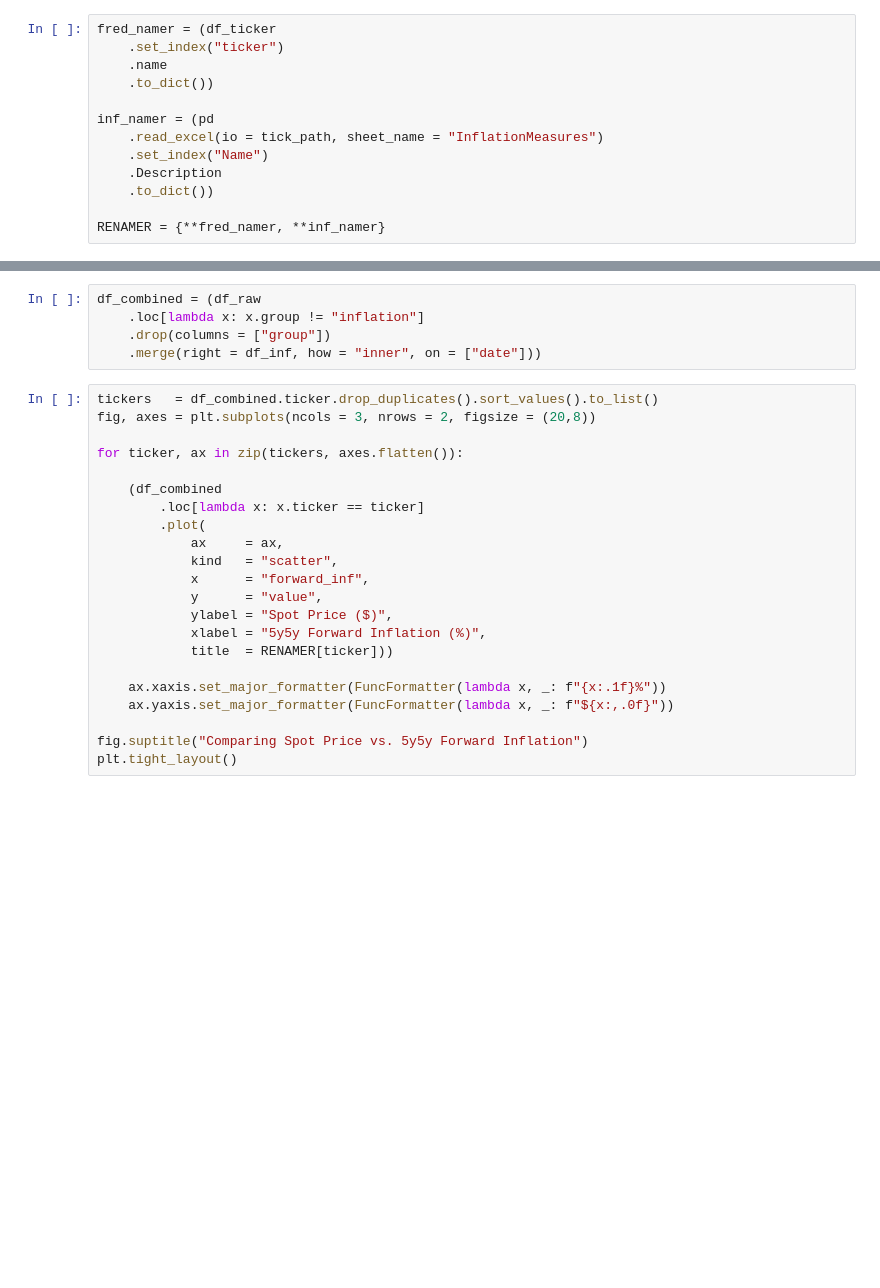
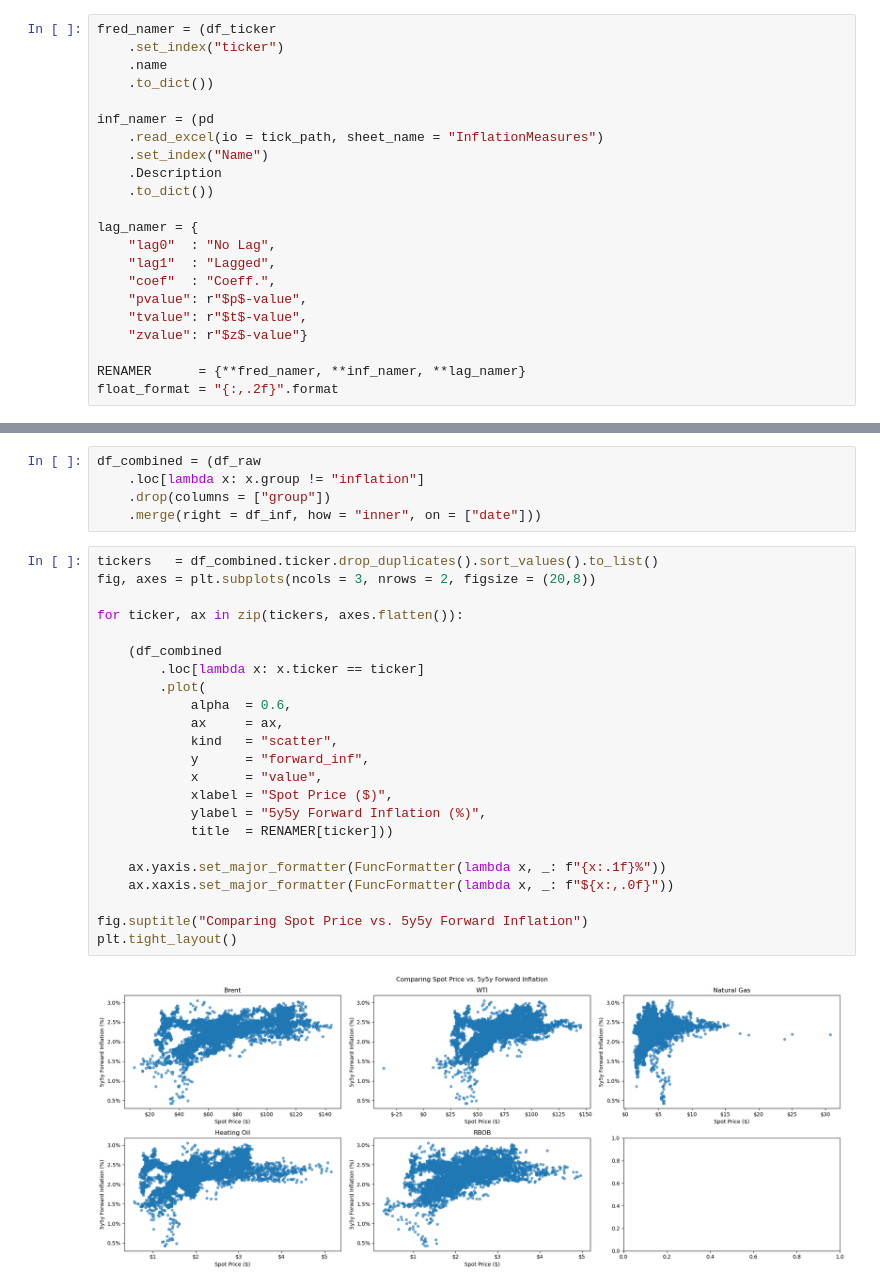
Before and after one commit to diegodalvarez/CommodityForwardInflation, a Jupyter notebook: notebook/0Background.ipynb, the cells around one changed output, grey strips where cells are left out. Saved outputs shown, nothing was run; the diff lists cells and outputs as text; blank space fills up the shorter version.

```diff
--- a/notebook/0Background.ipynb
+++ b/notebook/0Background.ipynb
@@ -27,7 +34,16 @@ inf_namer = (pd
     .Description
     .to_dict())
 
-RENAMER = {**fred_namer, **inf_namer}
+lag_namer = {
+    "lag0"  : "No Lag",
+    "lag1"  : "Lagged",
+    "coef"  : "Coeff.",
+    "pvalue": r"$p$-value",
+    "tvalue": r"$t$-value",
+    "zvalue": r"$z$-value"}
+
+RENAMER      = {**fred_namer, **inf_namer, **lag_namer}
+float_format = "{:,.2f}".format
 # %% [markdown]
 # Examining Dataset
 # %% [markdown]
@@ -116,22 +134,25 @@ df_combined = (df_raw
 # %%
 tickers   = df_combined.ticker.drop_duplicates().sort_values().to_list()
 fig, axes = plt.subplots(ncols = 3, nrows = 2, figsize = (20,8))
 
 for ticker, ax in zip(tickers, axes.flatten()):
 
     (df_combined
         .loc[lambda x: x.ticker == ticker]
         .plot(
+            alpha  = 0.6,
             ax     = ax,
             kind   = "scatter",
-            x      = "forward_inf",
-            y      = "value",
-            ylabel = "Spot Price ($)",
-            xlabel = "5y5y Forward Inflation (%)",
+            y      = "forward_inf",
+            x      = "value",
+            xlabel = "Spot Price ($)",
+            ylabel = "5y5y Forward Inflation (%)",
             title  = RENAMER[ticker]))
 
-    ax.xaxis.set_major_formatter(FuncFormatter(lambda x, _: f"{x:.1f}%"))
-    ax.yaxis.set_major_formatter(FuncFormatter(lambda x, _: f"${x:,.0f}"))
+    ax.yaxis.set_major_formatter(FuncFormatter(lambda x, _: f"{x:.1f}%"))
+    ax.xaxis.set_major_formatter(FuncFormatter(lambda x, _: f"${x:,.0f}"))
 
 fig.suptitle("Comparing Spot Price vs. 5y5y Forward Inflation")
 plt.tight_layout()
+# %% [output]
+[figure, added]
```
Also changed, not shown: parts of 31 cells of this notebook, 5 other files.
